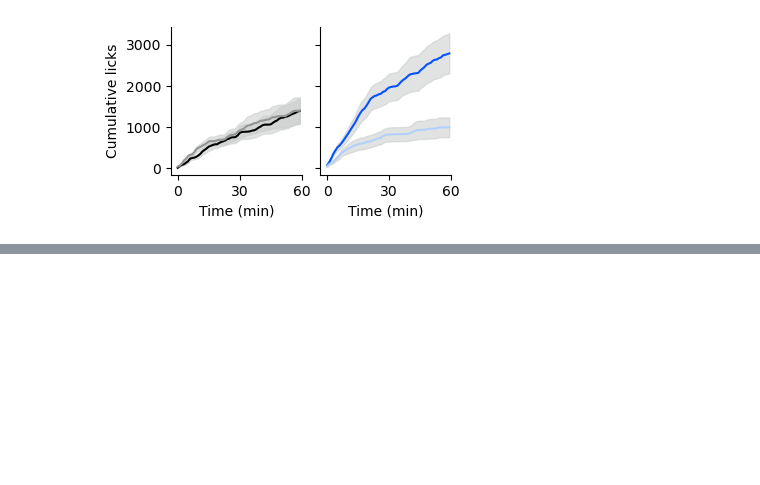
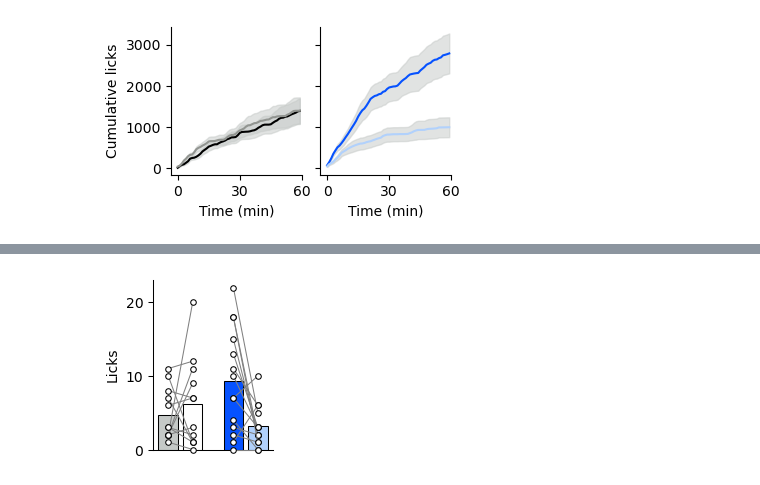
Before and after one commit to mccutcheonlab/immediate-protein-pref, a Jupyter notebook: scripts/fig1.ipynb, the cells around one changed output, grey strips where cells are left out. Cells and saved outputs as stored; diff of their text form; code cells hidden in the pictures; blank space fills up the shorter version.

```diff
--- a/scripts/fig1.ipynb
+++ b/scripts/fig1.ipynb
@@ -340,0 +374,25 @@ if save_figs:
+# %%
+def get_intake_per_solution(row):
+
+    if "cas" in row.bottleL and "malt" in row.bottleR:
+        return row.intakeL, row.intakeR
+    elif "cas" in row.bottleR and "malt" in row.bottleL:
+        return row.intakeR, row.intakeL
+    else:
+        raise ValueError("Bottles not found")
+
+PR_cas, PR_malt = [], []
+for row in df.query("dietgroup == 'PR'").iterrows():
+    cas_ml, malt_ml = get_intake_per_solution(row[1])
+
+    PR_cas.append(cas_ml)
+    PR_malt.append(malt_ml)
+
+NR_cas, NR_malt = [], []
+for row in df.dropna().query("dietgroup == 'NR'").iterrows():
+    cas_ml, malt_ml = get_intake_per_solution(row[1])
+
+    print(cas_ml, malt_ml)
+
+    NR_cas.append(cas_ml)
+    NR_malt.append(malt_ml)
@@ -340,0 +412,19 @@ if save_figs:
+# %%
+f, ax = plt.subplots(figsize=(2, 2),
+                     gridspec_kw={"left": 0.35, "bottom": 0.1, "top": 0.95, "right": 0.95})
+
+tp.barscatter([[NR_cas, NR_malt], [PR_cas, PR_malt],],
+              ax=ax,
+              paired=True,
+              barfacecolor_option="individual",
+              barfacecolor=colors,
+              scattersize=40
+            );
+
+ax.set_yticks([0, 10, 20])
+ax.set_ylabel("Licks")
+
+if save_figs:
+    f.savefig(FIGSFOLDER / "S1A_licks_per_solution.pdf", dpi=300)
+# %% [output]
+[figure, added]
```
Also changed, not shown: parts of 10 cells of this notebook, 3 other files.
